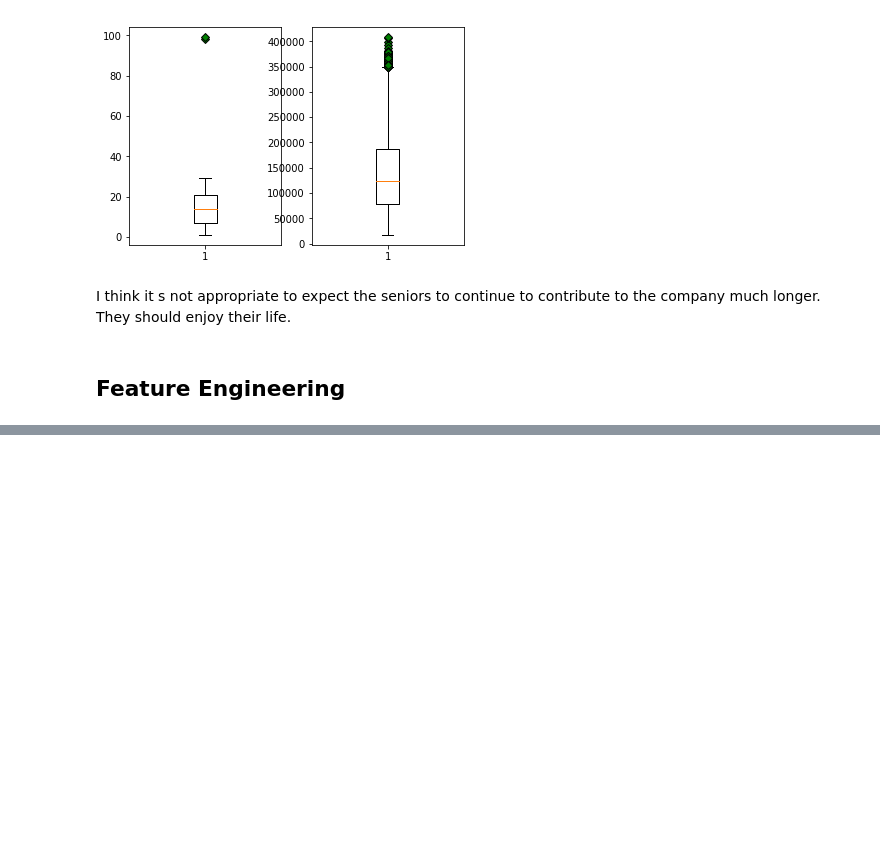
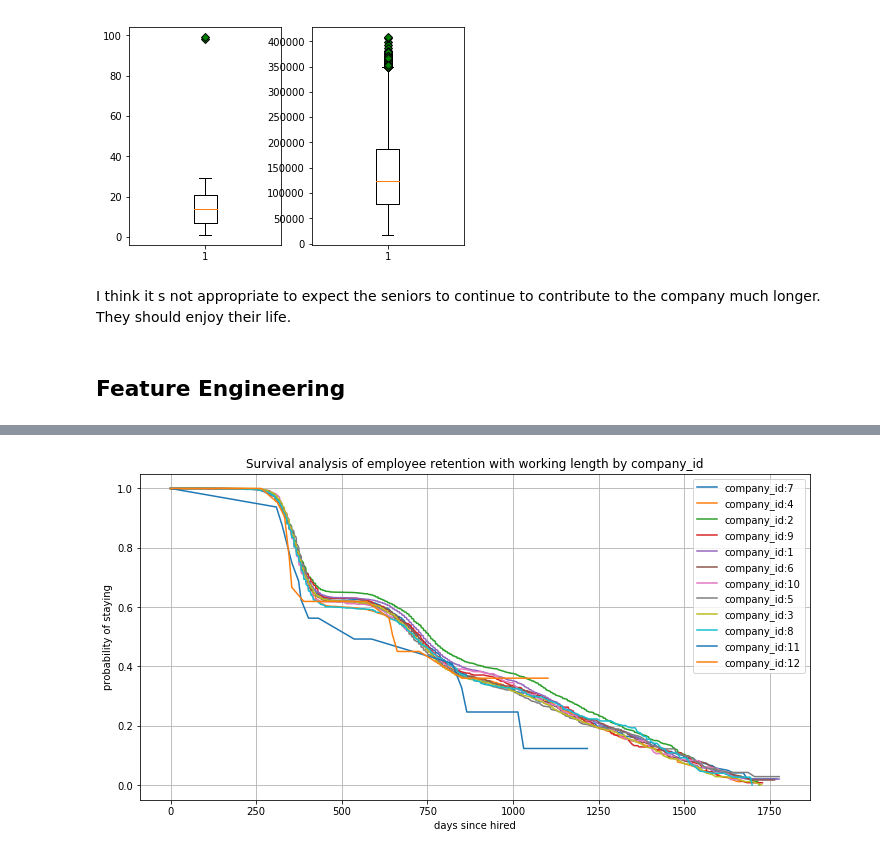
Before and after one commit to leemingee/TakeHomeChallenge, a Jupyter notebook: 03_Employee_Retention/03_employee_retention.ipynb, the cells around one changed output, grey strips where cells are left out. Saved outputs shown, nothing was run; the diff lists cells and outputs as text; code cells hidden in the pictures; blank space fills up the shorter version.

```diff
--- a/03_Employee_Retention/03_employee_retention.ipynb
+++ b/03_Employee_Retention/03_employee_retention.ipynb
@@ -133,0 +357,4 @@ dat = dat
+# %%
+plot_kmf_by_feature(dat, 'company_id', False)
+# %% [output]
+[figure, added]
```
Also changed, not shown: parts of 32 cells of this notebook, 6 other files.
